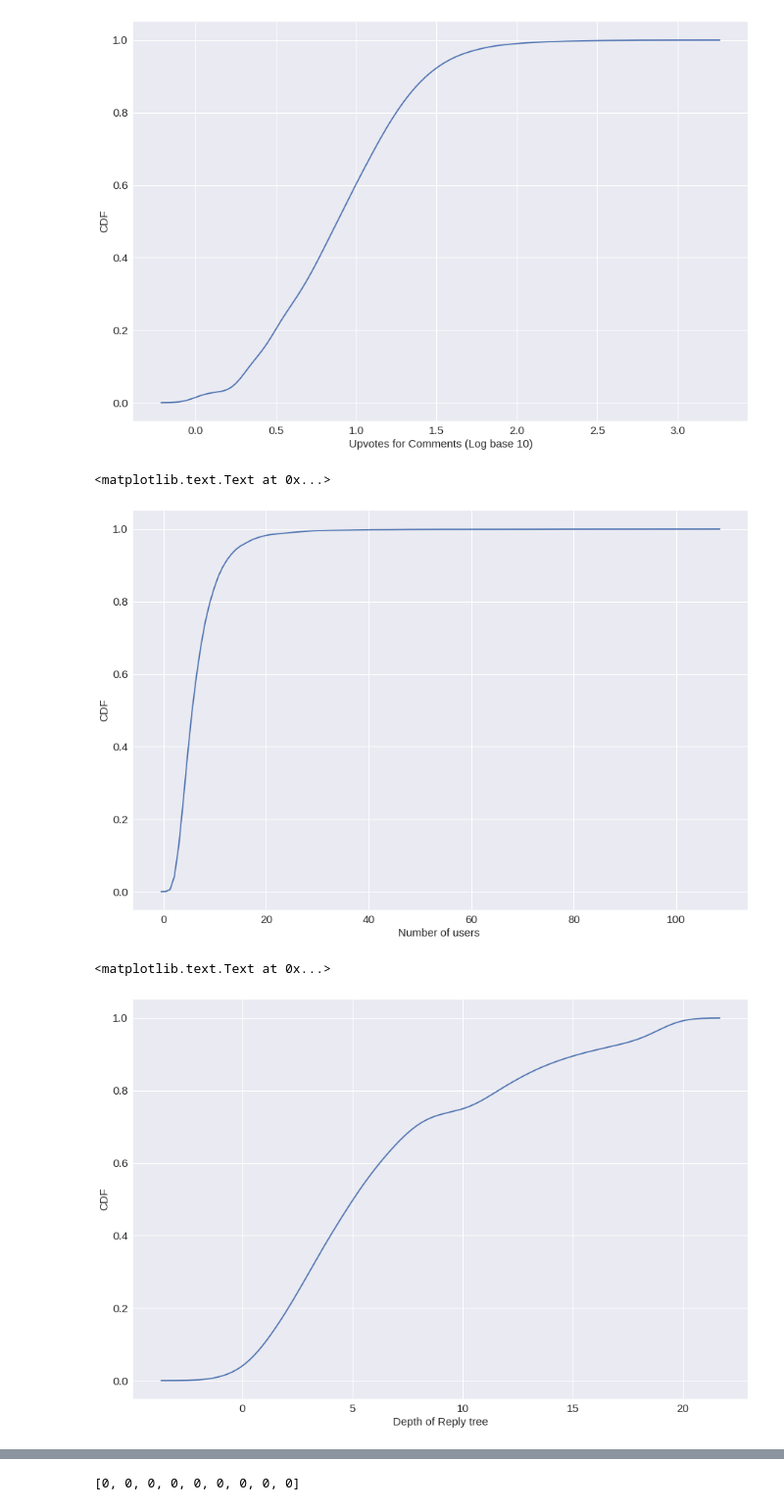
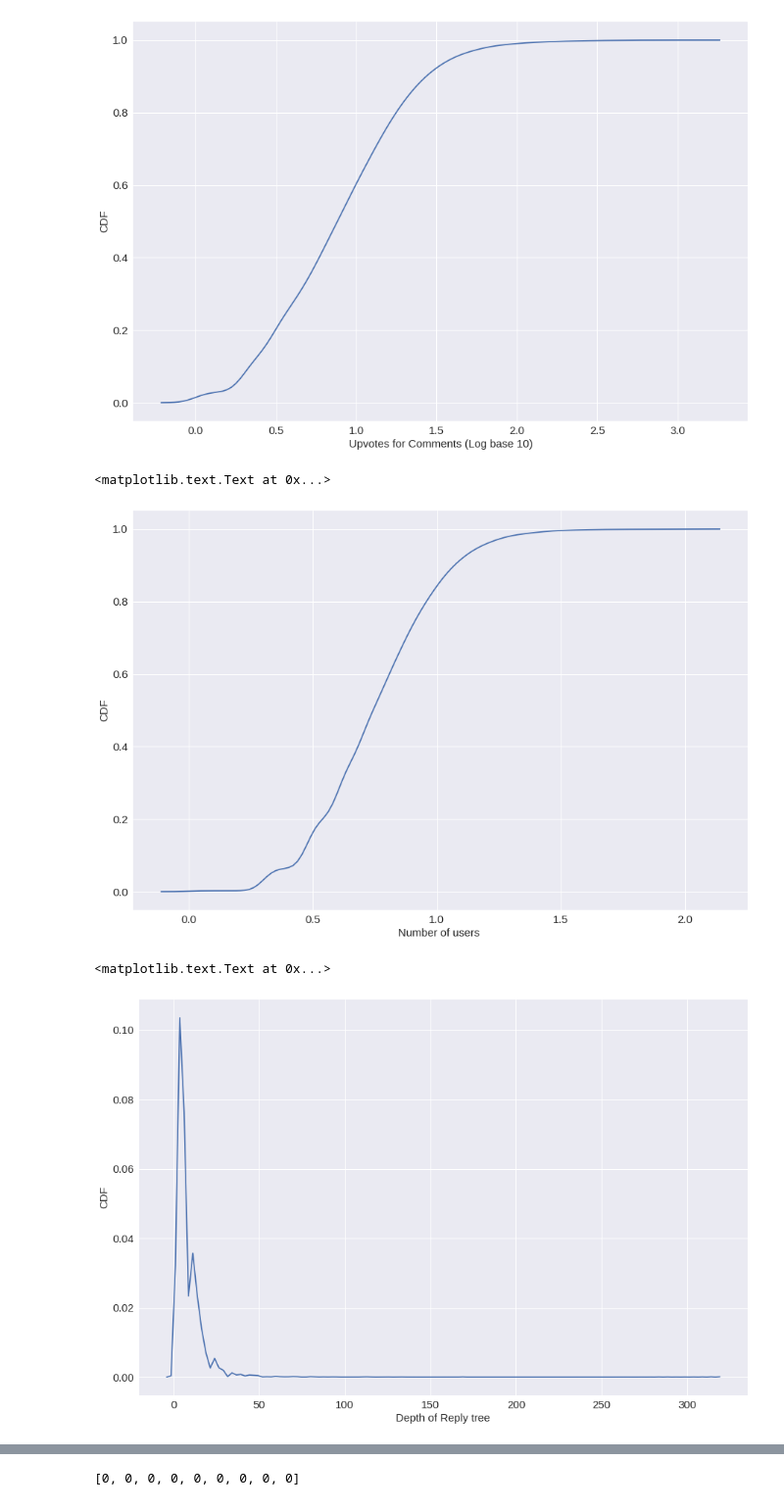
Before and after one commit to sagarjoglekar/redditTools, a Jupyter notebook: Notebooks/SuicideWatchSubreddit.ipynb, the cells around one changed output, grey strips where cells are left out. Shown at 98% size. Saved outputs shown, nothing was run; the diff lists cells and outputs as text; code cells hidden in the pictures.

```diff
--- a/Notebooks/SuicideWatchSubreddit.ipynb
+++ b/Notebooks/SuicideWatchSubreddit.ipynb
@@ -240,2 +238,5 @@ Allgraphs = "../Data/reddit_suicideWatch/SW_morethan10_graphs_complete_revised/S
+# %%
+# Allgraphs = "../Data/reddit_suicideWatch/SW_morethan10_graphs_complete_revised/SW_morethan10_deeper_replygraphs.pkl"
+Allgraphs = "../Data/reddit_CMV/CMV_graph/CMV_TopPost.pkl"
 # %%
 allGraphs = pkl.load(open(Allgraphs,'rb'))
@@ -383,22 +391,22 @@ plt.ylabel("CDF", fontsize = 15)
 [figure]
 # %%
 fig, ax = plt.subplots(figsize=(15,10))
-sns.distplot(userDist,hist = False,kde_kws=dict(cumulative=True))
+sns.distplot(np.log10(userDist),hist = False,kde_kws=dict(cumulative=True))
 sns.set(font_scale=1.5)
 plt.xlabel("Number of users ", fontsize = 15)
 plt.ylabel("CDF", fontsize = 15)
 # %% [output]
 <matplotlib.text.Text at 0x...>
-[figure, old version]
+[figure, new version]
 # %%
 fig, ax = plt.subplots(figsize=(15,10))
-sns.distplot(depthDist , hist=False , kde_kws=dict(cumulative=True))
+sns.distplot(depthDist , hist=False , kde_kws=dict(cumulative=False))
 sns.set(font_scale=1.5)
 plt.xlabel("Depth of Reply tree", fontsize = 15)
 plt.ylabel("CDF", fontsize = 15)
 # %% [output]
 <matplotlib.text.Text at 0x...>
-[figure, old version]
+[figure, new version]
 # %%
 userGraphs = {}
 for i in allGraphs:
```
Also changed, not shown: parts of 22 cells of this notebook, 4 other files.
